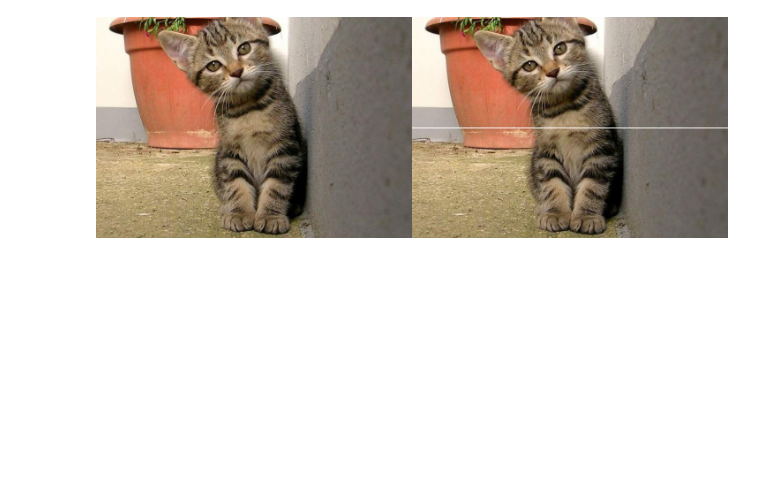
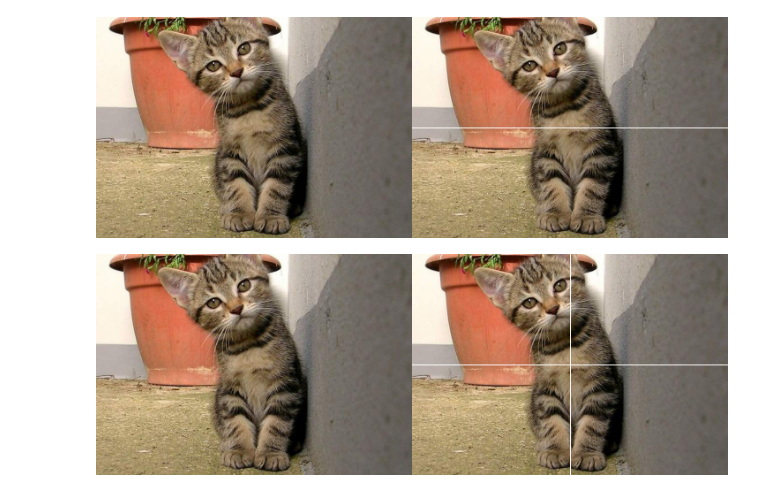
Before and after one commit to rafi1624/PCVK_18_Rafi-Abyantara, a Jupyter notebook: Week1.ipynb, the cells around one changed output. Cells and saved outputs as stored; diff of their text form; code cells hidden in the pictures; blank space fills up the shorter version.

```diff
--- a/Week1.ipynb
+++ b/Week1.ipynb
@@ -48,3 +48,13 @@ final_frame = cv.hconcat((image_2, image_3))
 cv2_imshow(final_frame)
 # %% [output]
 [figure]
+# %%
+
+#membuat garis horizontal ditengah image
+for x in range (tinggi):
+  image_3[x,int((lebar)/2)] = [255,255,255]
+
+final_frame = cv.hconcat((image_2, image_3))
+cv2_imshow(final_frame)
+# %% [output]
+[figure, added]
```
Also changed, not shown: parts of 1 cell of this notebook.
